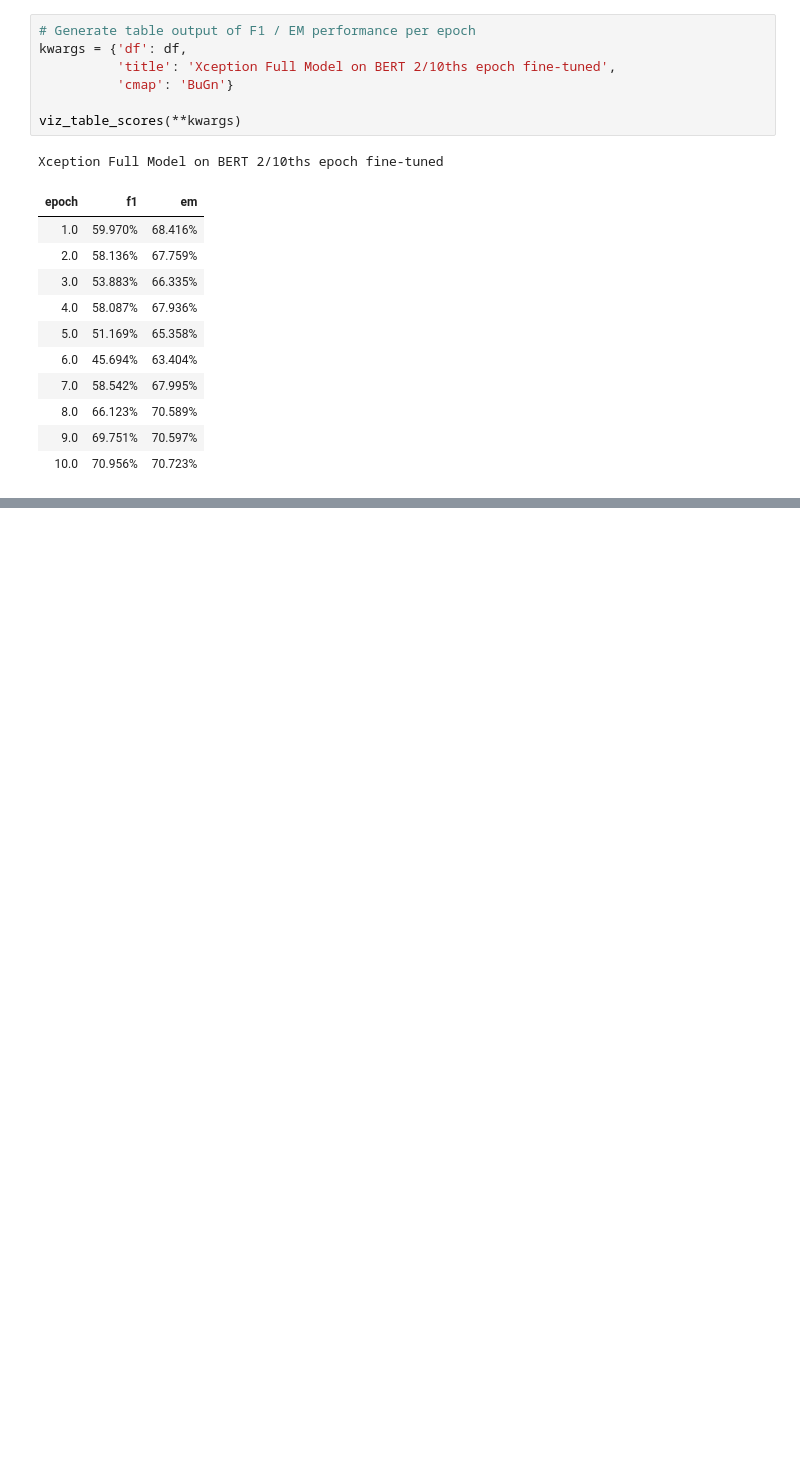
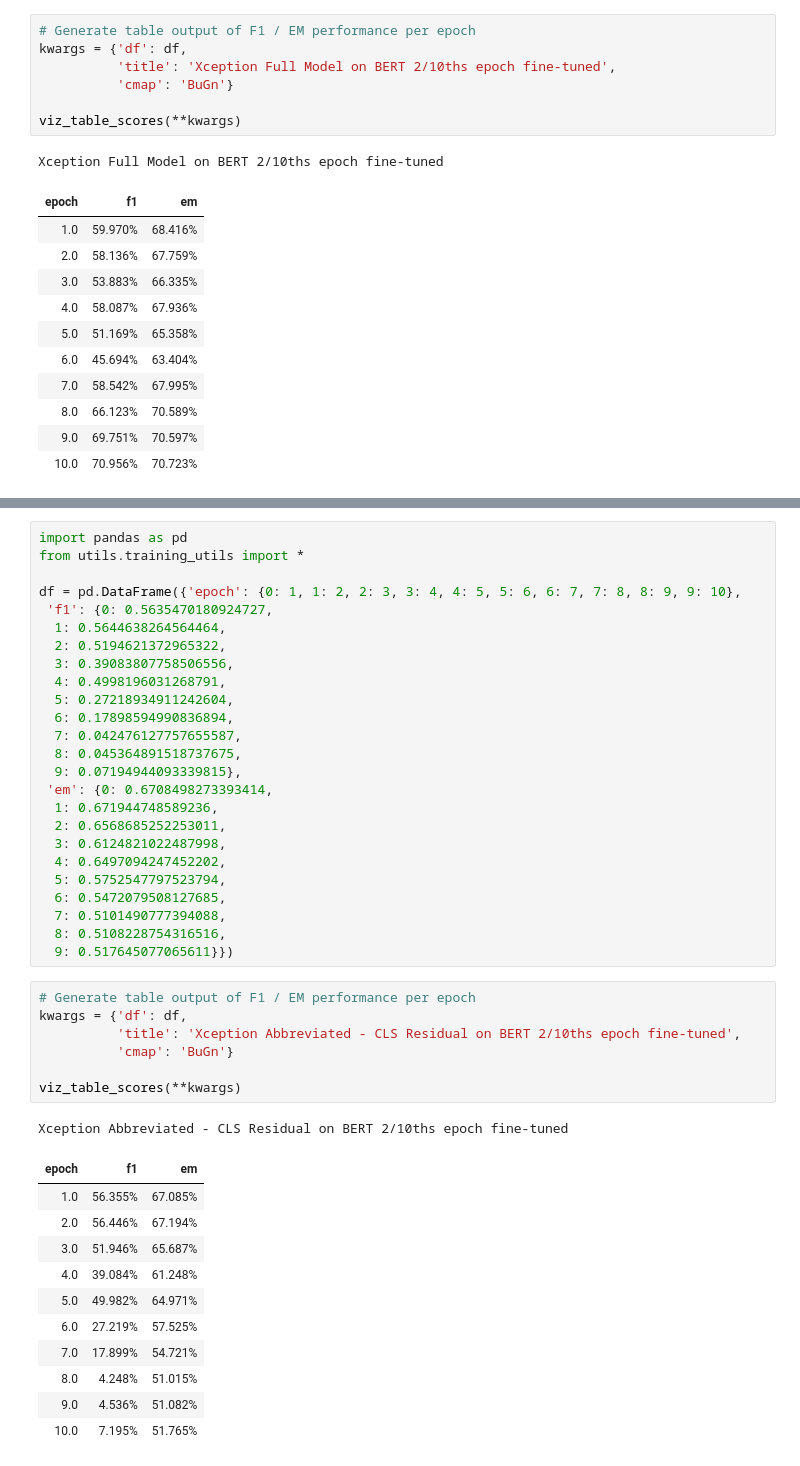
Before and after one commit to cbenge509/BERTVision, a Jupyter notebook: Example Performance Reporting.ipynb, the cells around one changed output, grey strips where cells are left out. Saved outputs shown, nothing was run; the diff lists cells and outputs as text; blank space fills up the shorter version.

Commit message:
xception abbr. with cls residual perf

```diff
--- a/Example Performance Reporting.ipynb
+++ b/Example Performance Reporting.ipynb
@@ -462,3 +462,48 @@ kwargs = {'df': df,
 viz_bert_performance(**kwargs)
 # %% [output]
 [interactive output not drawn]
+# %%
+import pandas as pd
+from utils.training_utils import *
+
+df = pd.DataFrame({'epoch': {0: 1, 1: 2, 2: 3, 3: 4, 4: 5, 5: 6, 6: 7, 7: 8, 8: 9, 9: 10},
+ 'f1': {0: 0.5635470180924727,
+  1: 0.5644638264564464,
+  2: 0.5194621372965322,
+  3: 0.39083807758506556,
+  4: 0.4998196031268791,
+  5: 0.27218934911242604,
+  6: 0.17898594990836894,
+  7: 0.042476127757655587,
+  8: 0.045364891518737675,
+  9: 0.07194944093339815},
+ 'em': {0: 0.6708498273393414,
+  1: 0.671944748589236,
+  2: 0.6568685252253011,
+  3: 0.6124821022487998,
+  4: 0.6497094247452202,
+  5: 0.5752547797523794,
+  6: 0.5472079508127685,
+  7: 0.5101490777394088,
+  8: 0.5108228754316516,
+  9: 0.517645077065611}})
+# %%
+# Generate table output of F1 / EM performance per epoch
+kwargs = {'df': df,
+          'title': 'Xception Abbreviated - CLS Residual on BERT 2/10ths epoch fine-tuned',
+          'cmap': 'BuGn'}
+
+viz_table_scores(**kwargs)
+# %% [output]
+Xception Abbreviated - CLS Residual on BERT 2/10ths epoch fine-tuned
+| epoch | f1 | em |
+| 1.0 | 56.355% | 67.085% |
+| 2.0 | 56.446% | 67.194% |
+| 3.0 | 51.946% | 65.687% |
+| 4.0 | 39.084% | 61.248% |
+| 5.0 | 49.982% | 64.971% |
+| 6.0 | 27.219% | 57.525% |
+| 7.0 | 17.899% | 54.721% |
+| 8.0 | 4.248% | 51.015% |
+| 9.0 | 4.536% | 51.082% |
+| 10.0 | 7.195% | 51.765% |
```
Also changed, not shown: parts of 4 cells of this notebook, 7 other files.
